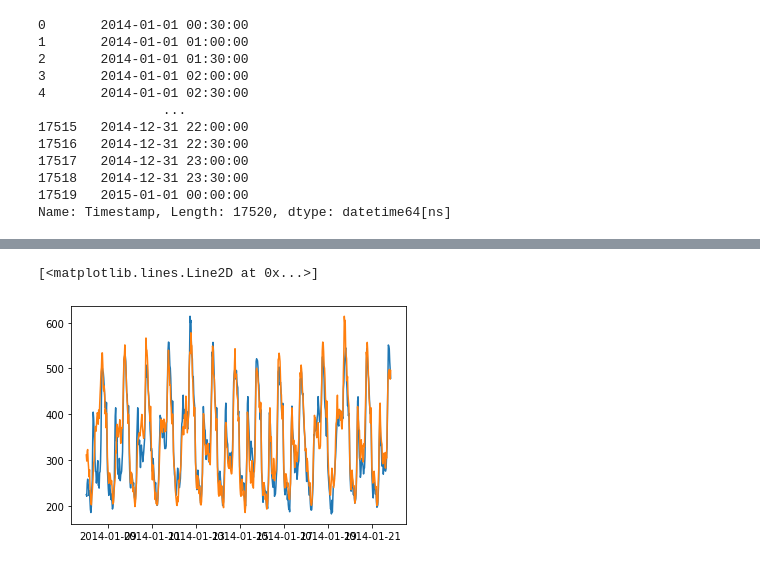
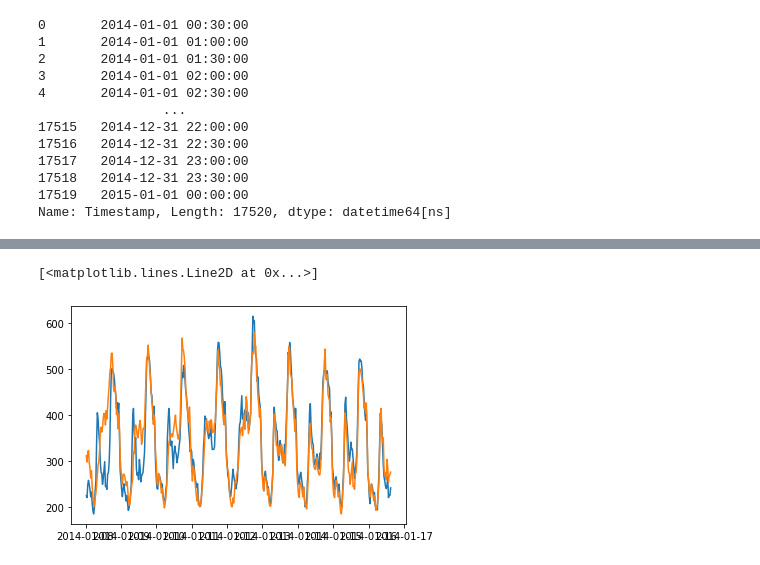
Before and after one commit to stait20/Code, a Jupyter notebook: Fife-data/FifeData.ipynb, the cells around one changed output, grey strips where cells are left out. Saved outputs shown, nothing was run; the diff lists cells and outputs as text; code cells hidden in the pictures.

Commit message:
persistance graphs

```diff
--- a/Fife-data/FifeData.ipynb
+++ b/Fife-data/FifeData.ipynb
@@ -32,11 +36,10 @@ df["load_total"] = df.iloc[:, :22].sum(axis=1)
 df["pers_forecast"] = df["load_total"].shift(336, axis=0)
 # %%
-l = 336
-h = 1000
+l = 336   # Begnning of graphed data, one week in
+h = 750  # Last value of graphed data
 
 plt.plot(df["Timestamp"].iloc[l:h], df["load_total"].iloc[l:h])
 plt.plot(df["Timestamp"].iloc[l:h], df["pers_forecast"].iloc[l:h])
-#df.iloc[48:100].plot(x="Timestamp",y=["load_total","index"])
 # %% [output]
 [<matplotlib.lines.Line2D at 0x...>]
-[figure, old version]
+[figure, new version]
```
Also changed, not shown: parts of 9 cells of this notebook, 1 other file.
